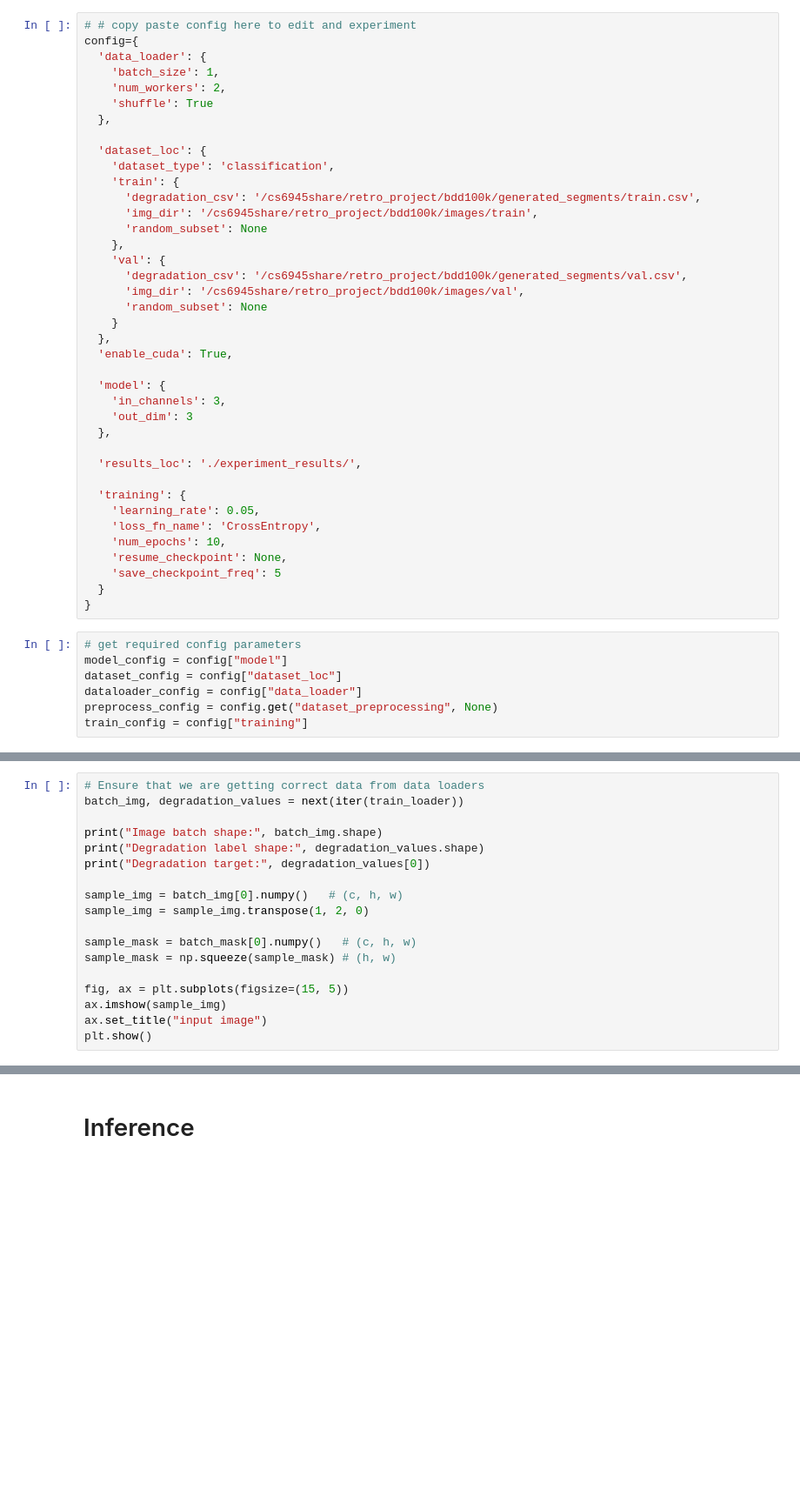
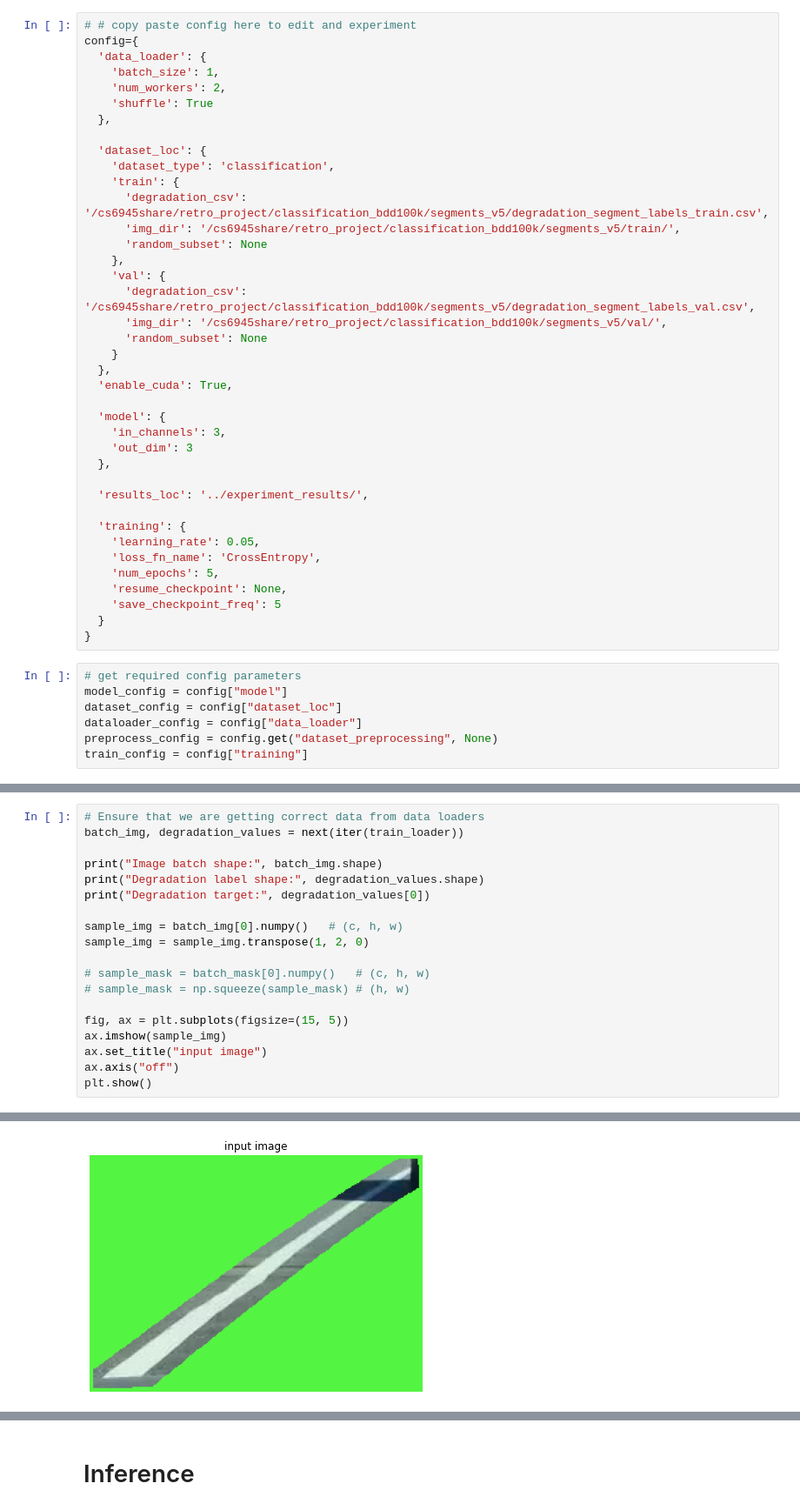
Before and after one commit to dfenny/LaneQ, a Jupyter notebook: demo_notebooks/Classification_train_inference.ipynb, the cells around one changed output, grey strips where cells are left out. Shown at 87% size. Drawn from its saved outputs; the diff is of its cells as text; blank space fills up the shorter version.

Commit message:
classification demo notebook updated

```diff
--- a/demo_notebooks/Classification_train_inference.ipynb
+++ b/demo_notebooks/Classification_train_inference.ipynb
@@ -63,13 +66,13 @@ config={
   'dataset_loc': {
     'dataset_type': 'classification',
     'train': {
-      'degradation_csv': '/cs6945share/retro_project/bdd100k/generated_segments/train.csv',
-      'img_dir': '/cs6945share/retro_project/bdd100k/images/train',
+      'degradation_csv': '/cs6945share/retro_project/classification_bdd100k/segments_v5/degradation_segment_labels_train.csv',
+      'img_dir': '/cs6945share/retro_project/classification_bdd100k/segments_v5/train/',
       'random_subset': None
     },
     'val': {
-      'degradation_csv': '/cs6945share/retro_project/bdd100k/generated_segments/val.csv',
-      'img_dir': '/cs6945share/retro_project/bdd100k/images/val',
+      'degradation_csv': '/cs6945share/retro_project/classification_bdd100k/segments_v5/degradation_segment_labels_val.csv',
+      'img_dir': '/cs6945share/retro_project/classification_bdd100k/segments_v5/val/',
       'random_subset': None
     }
   },
@@ -80,12 +83,12 @@ config={
     'out_dim': 3
   },
 
-  'results_loc': './experiment_results/',
+  'results_loc': '../experiment_results/',
 
   'training': {
     'learning_rate': 0.05,
     'loss_fn_name': 'CrossEntropy',
-    'num_epochs': 10,
+    'num_epochs': 5,
     'resume_checkpoint': None,
     'save_checkpoint_freq': 5
   }
@@ -139,10 +144,12 @@ print("Degradation target:", degradation_values[0])
 sample_img = batch_img[0].numpy()   # (c, h, w)
 sample_img = sample_img.transpose(1, 2, 0)
 
-sample_mask = batch_mask[0].numpy()   # (c, h, w)
-sample_mask = np.squeeze(sample_mask) # (h, w)
+# sample_mask = batch_mask[0].numpy()   # (c, h, w)
+# sample_mask = np.squeeze(sample_mask) # (h, w)
 
 fig, ax = plt.subplots(figsize=(15, 5))
 ax.imshow(sample_img)
 ax.set_title("input image")
+ax.axis("off")
 plt.show()
+# %% [output]
@@ -149,3 +159,4 @@ plt.show()
+[figure, added]
 # %%
 # Initializing the model, loss function, and the optimizer
 model_name = "cnn_sppf"
```
Also changed, not shown: parts of 23 cells of this notebook, 1 other file.
